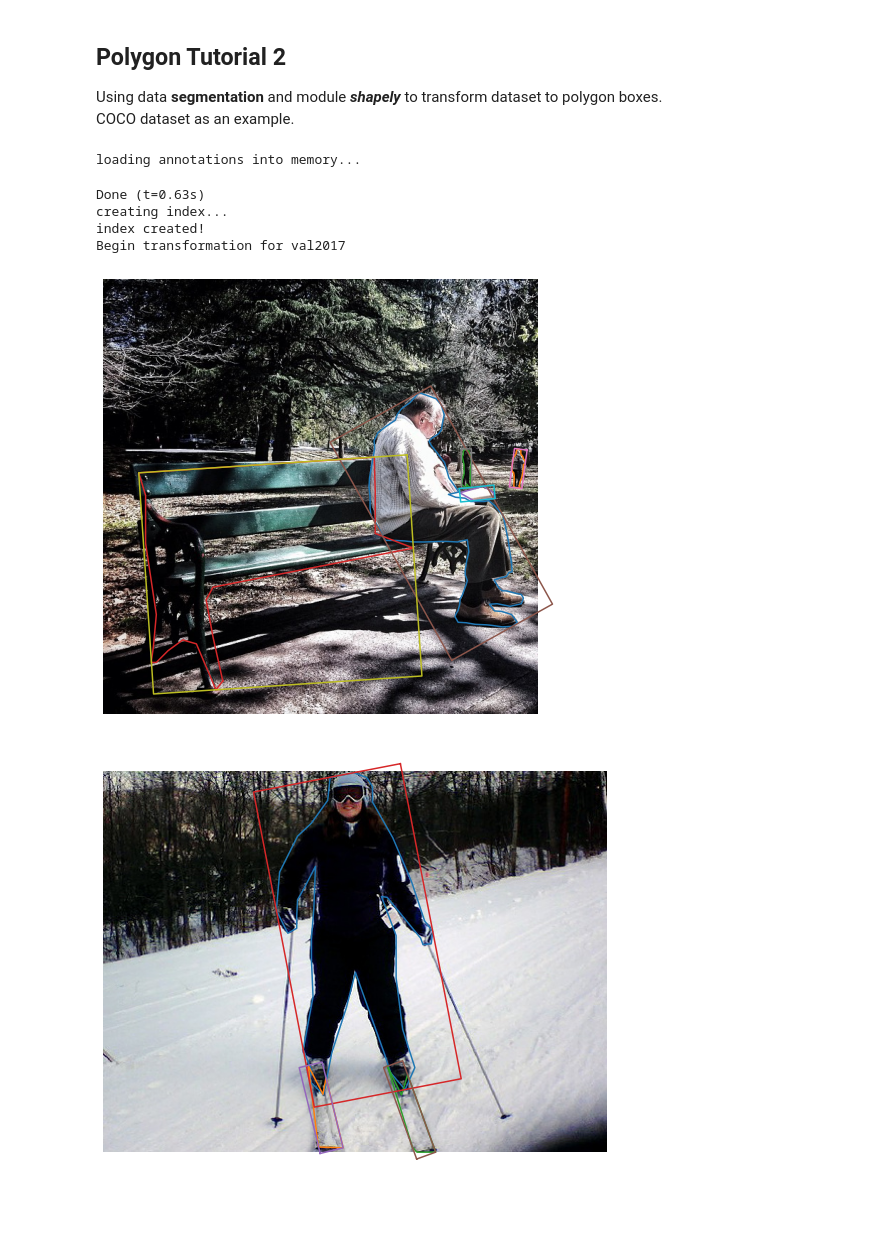
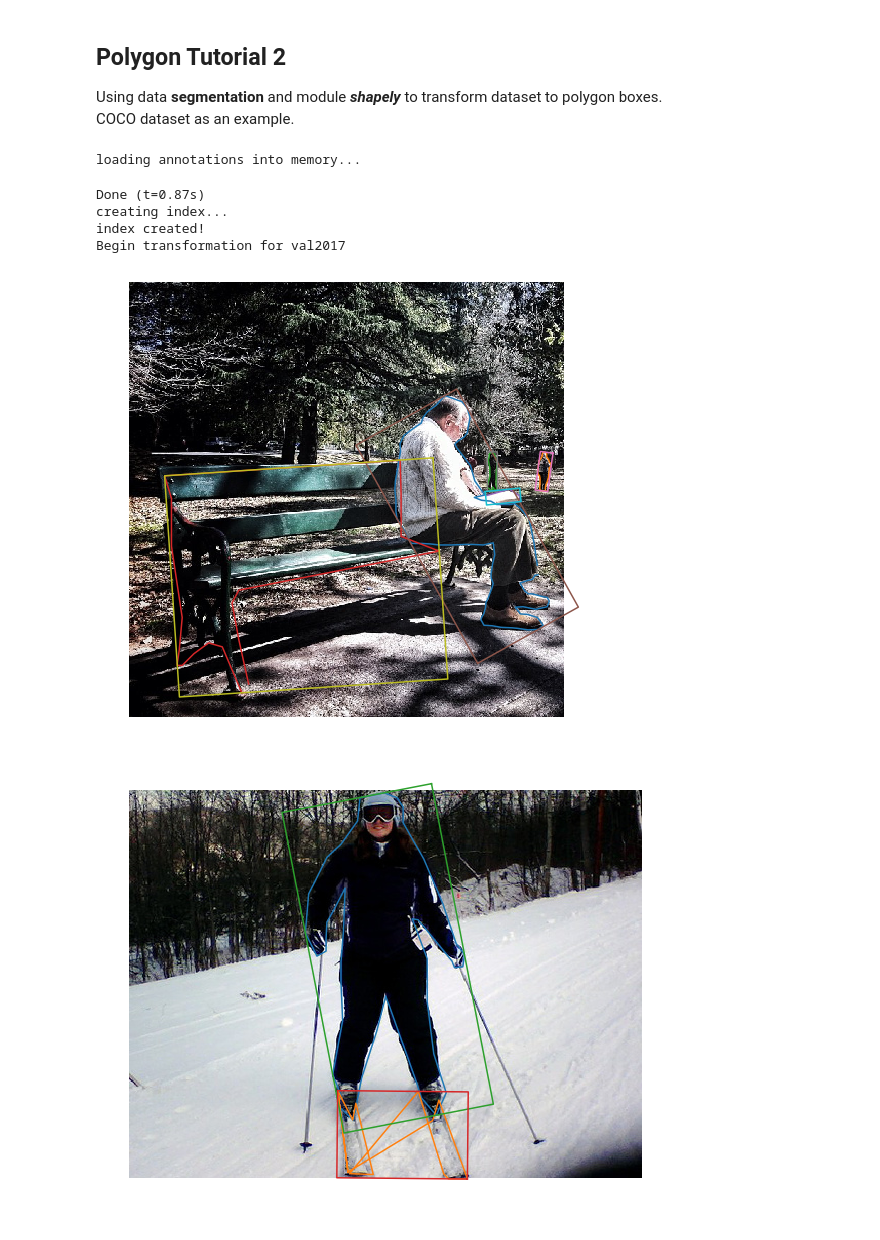
Before and after one commit to XinzeLee/PolygonObjectDetection, a Jupyter notebook: polygon-yolov5/Polygon-Tutorial2.ipynb, the cells around one changed output. Saved outputs shown, nothing was run; the diff lists cells and outputs as text; code cells hidden in the pictures; blank space fills up the shorter version.

```diff
--- a/polygon-yolov5/Polygon-Tutorial2.ipynb
+++ b/polygon-yolov5/Polygon-Tutorial2.ipynb
@@ -85,8 +98,12 @@ def seg2poly(dataset_path='',
 
                     # if not crowded, use segmentation
                     if not object0['iscrowd']:
-                        segments = [oneD2twoD(segment+segment[:2])
-                                           for segment in object0['segmentation']]
+                        # By tak-s: connect disjointed segmentations together
+                        segments = []
+                        for segment in object0['segmentation']:
+                            segments.extend(oneD2twoD(segment)+segments[:2])
+                        segments = [segments]
+
                         if plot:
                             polygon_coords.append([])
                             segment_coords.append([])
@@ -159,12 +176,12 @@ def polygon_plot_image(img_name, polygon_coords, segment_coords=None):
     plt.axis('off')
     plt.show()
 # %%
-seg2poly('/home/xinzeli831/PolygonObjectDetection/coco20', plot=True)
+seg2poly('../coco20', plot=True)
 # %% [output]
 loading annotations into memory...
-Done (t=0.63s)
+Done (t=0.87s)
 creating index...
 index created!
 Begin transformation for val2017
-[figure, old version]
+[figure, new version]
-[figure, old version]
+[figure, new version]
```
Also changed, not shown: parts of 2 cells of this notebook.
